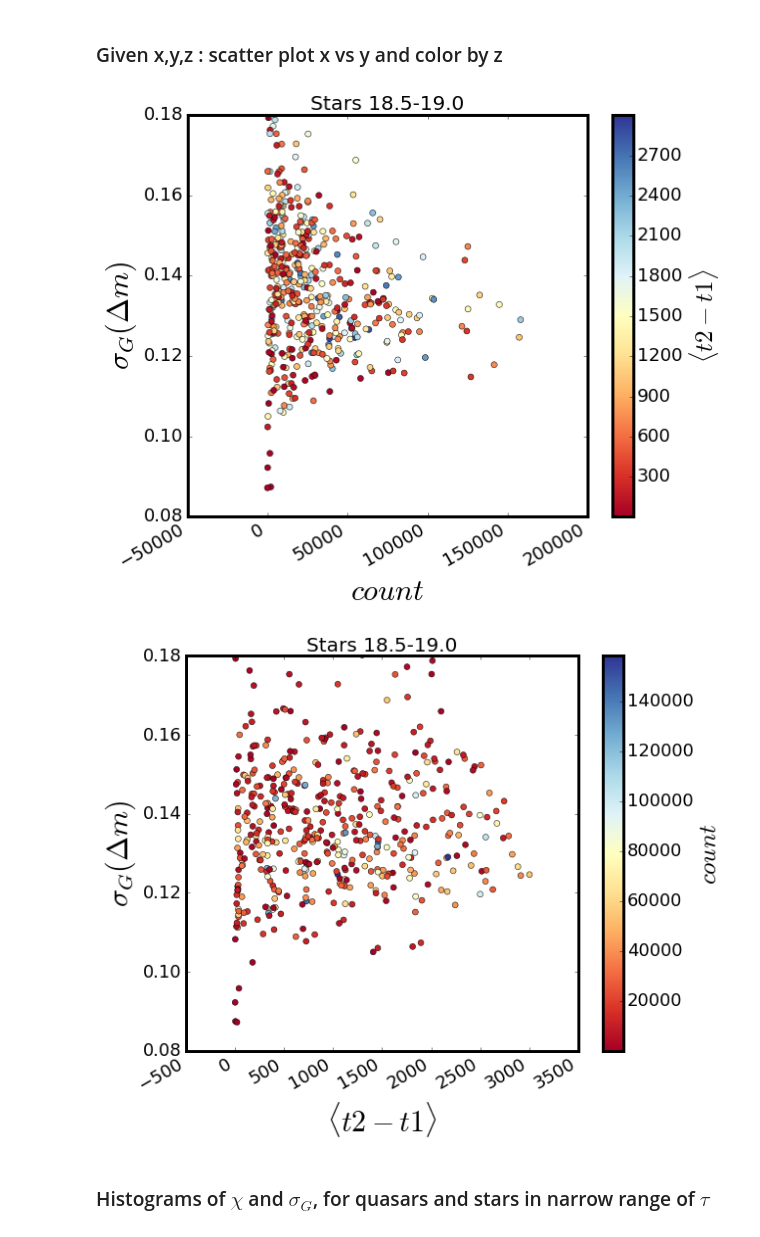
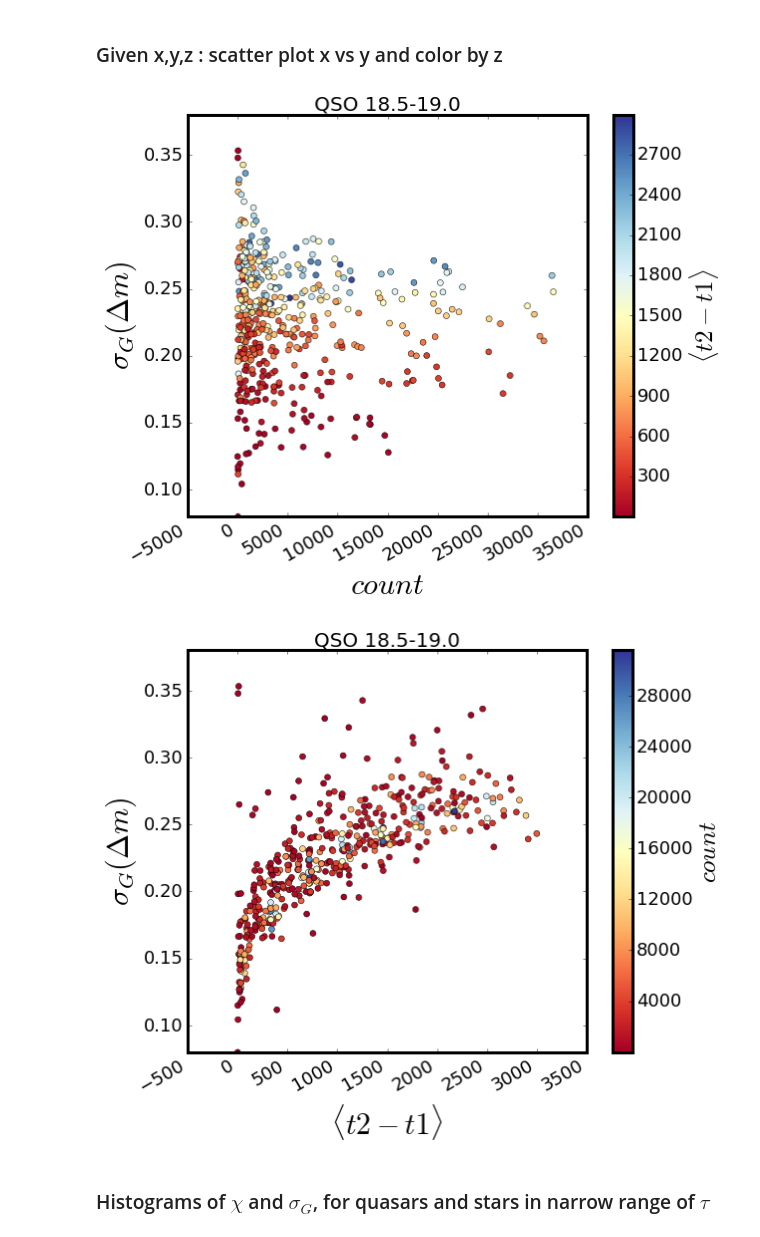
Before and after one commit to suberlak/CRTS_PROJECT, a Jupyter notebook: D_Fig_2_CRTS_sel_r_cut.ipynb, the cells around one changed output. Cells and saved outputs as stored; diff of their text form; code cells hidden in the pictures.

```diff
--- a/D_Fig_2_CRTS_sel_r_cut.ipynb
+++ b/D_Fig_2_CRTS_sel_r_cut.ipynb
@@ -66,17 +66,3 @@ Choosing stars with  SDSS   1.00<g-i<3.00
  These cuts reduced the number of qso  in the sample from 7601 to 747
 # %% [markdown]
 ## Read the xi, ei for objects in the r_cut ...
-# %%
-inDirStars   = '../data_products/sf_file_per_LC/stars/'
-inDirQSO = '../data_products/sf_file_per_LC/qso/'
-
-out_dic = {}
-
-good_ids_S_blue = bins['starsB']
-good_ids_S_red = bins['starsR']
-good_ids_QSO = bins['qso']
-
-out_dic = mod.fast_read_xi_ei(inDirStars, inDirQSO, good_ids_S_blue, good_ids_S_red , good_ids_QSO )
-
-# Straight after reading-in xi, ei,   one can proceed directly to part 9) (one bin) or 10 : all bins sigma comparison
-# or to Saving just the log(tau) samples of xi, tau, ei.
@@ -92,0 +71,10 @@ Finished reading all master files for the selected objects ...
+# %%
+inDirStars   = '../data_products/sf_file_per_LC/stars/'
+inDirQSO = '../data_products/sf_file_per_LC/qso/'
+
+out_dic = {}
+
+# read the simple way , no need to do the generic read ...
+out_dic['qso'] = mod.faster_read_xi_ei(inDirSF = inDirQSO,good_ids = good_ids_QSO )
+out_dic['starsB'] = mod.faster_read_xi_ei(inDirSF = inDirStars,good_ids = good_ids_S_blue )
+out_dic['starsR'] = mod.faster_read_xi_ei(inDirSF = inDirStars,good_ids = good_ids_S_red )
@@ -907,9 +969,9 @@ Saved as /Users/chris/GradResearch/CRTS_PROJECT/data_products/Fig_2_data/2017-04
 # Plot the t1 vs t2...
 Min =  18.5
 Max = Min + 0.5
-pre = 'Stars'
-obj = 'starsB'
-yMin, yMax = 0.08, 0.18
+pre = 'QSO' # 'Stars'
+
+yMin, yMax = 0.08, 0.38
 
 
 #tau_min_arr = [np.power(10,tau) for tau in [2.69,2.82, 2.93]]
@@ -929,11 +991,10 @@ for i in range(len(tau_min_arr)):
     tau_min = tau_min_arr[i]
     tau_max = tau_max_arr[i]
 
-    mask_in = (tau_min < out_dic[Min][obj][1]) * (out_dic[Min][obj][1] < tau_max)
-    t1  = out_dic[Min][obj][3][mask_in]
-    t2  = out_dic[Min][obj][4][mask_in]
-    xi  = out_dic[Min][obj][0][mask_in]
-
+    mask_in = (tau_min < out_dic[Min]['tau']) * (out_dic[Min]['tau'] < tau_max)
+    t1  = out_dic[Min]['t1'][mask_in]
+    t2  = out_dic[Min]['t2'][mask_in]
+    xi  = out_dic[Min]['xi'][mask_in]
 
     x = np.append(x, t1)
     y = np.append(y, t2)
@@ -972,35 +1033,35 @@ cbar = plt.colorbar(sc)
 cbar.set_label(r'$\langle t2-t1 \rangle$', fontsize=25)
 
 
 
 fig.autofmt_xdate()
 ax.set_title( pre+ ' '+str(Min)+'-'+str(Min+0.5), fontsize=20)
 ax.set_xlabel(r'$count$')
 ax.set_ylabel(r'$\sigma_{G}(\Delta m)$')
 ax.set_ylim(yMin, yMax)
 #ax.set_xlim(-100, )
 title = pre+'_'+str(Min)+'-'+str(Max)+'sigmaG-count.png'
 plt.savefig(outDir +title, bbox_inches = 'tight')
 plt.show()
 
 
 fig,ax = plt.subplots(1,1, figsize=(9,8))
 sc = ax.scatter(z_t2t1, z_sigmaG, lw=0.5, c = z_count, s=35, cmap=cm)
 cbar = plt.colorbar(sc)
 cbar.set_label(r'$ count $', fontsize=25)
 
 
 fig.autofmt_xdate()
 ax.set_title(pre+' '+str(Min)+'-'+str(Min+0.5), fontsize=20)
 ax.set_xlabel(r'$\langle t2-t1  \rangle $')
 ax.set_ylabel(r'$\sigma_{G}(\Delta m)$')
 ax.set_ylim(yMin, yMax)
 title = pre+'_'+str(Min)+'-'+str(Max)+'sigmaG-t1-t2.png'
 plt.savefig(outDir +title, bbox_inches = 'tight')
 plt.show()
 # %% [output]
-[figure, old version]
+[figure, new version]
-[figure, old version]
+[figure, new version]
 # %% [markdown]
 ### Histograms of $\chi$ and $\sigma_{G}$, for quasars and stars in narrow range of $\tau$
 # %%
```
Also changed, not shown: parts of 11 cells of this notebook, 1 other file.
